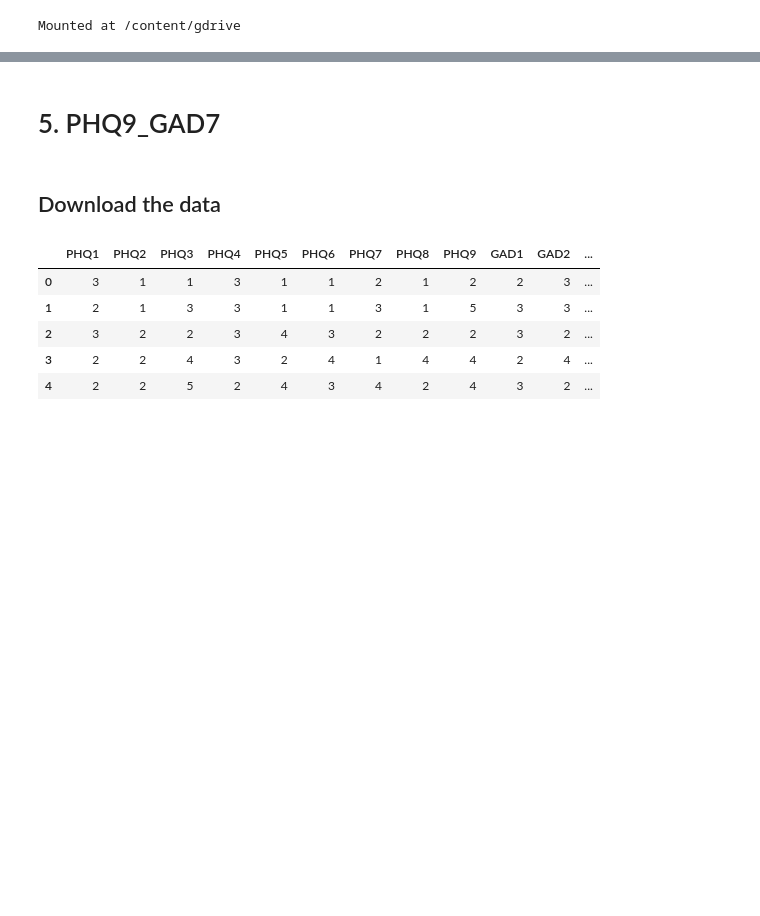
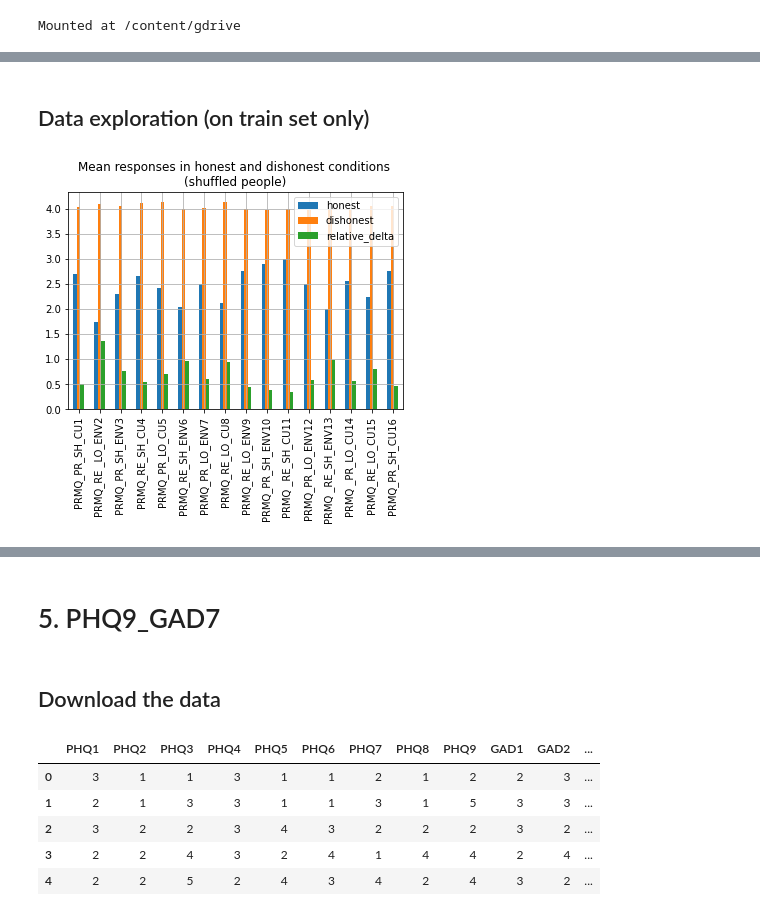
Before and after one commit to PashaIanko/Robust-Feature-Selection, a Jupyter notebook: main.ipynb, the cells around one changed output, grey strips where cells are left out. Saved outputs shown, nothing was run; the diff lists cells and outputs as text; code cells hidden in the pictures; blank space fills up the shorter version.

```diff
--- a/main.ipynb
+++ b/main.ipynb
@@ -84,0 +324,6 @@ Mounted at /content/gdrive
+# %% [markdown]
+## Data exploration (on train set only)
+# %%
+mean_responses = plot_averaged_question_responses(df_train)
+# %% [output]
+[figure, added]
```
Also changed, not shown: parts of 37 cells of this notebook.
